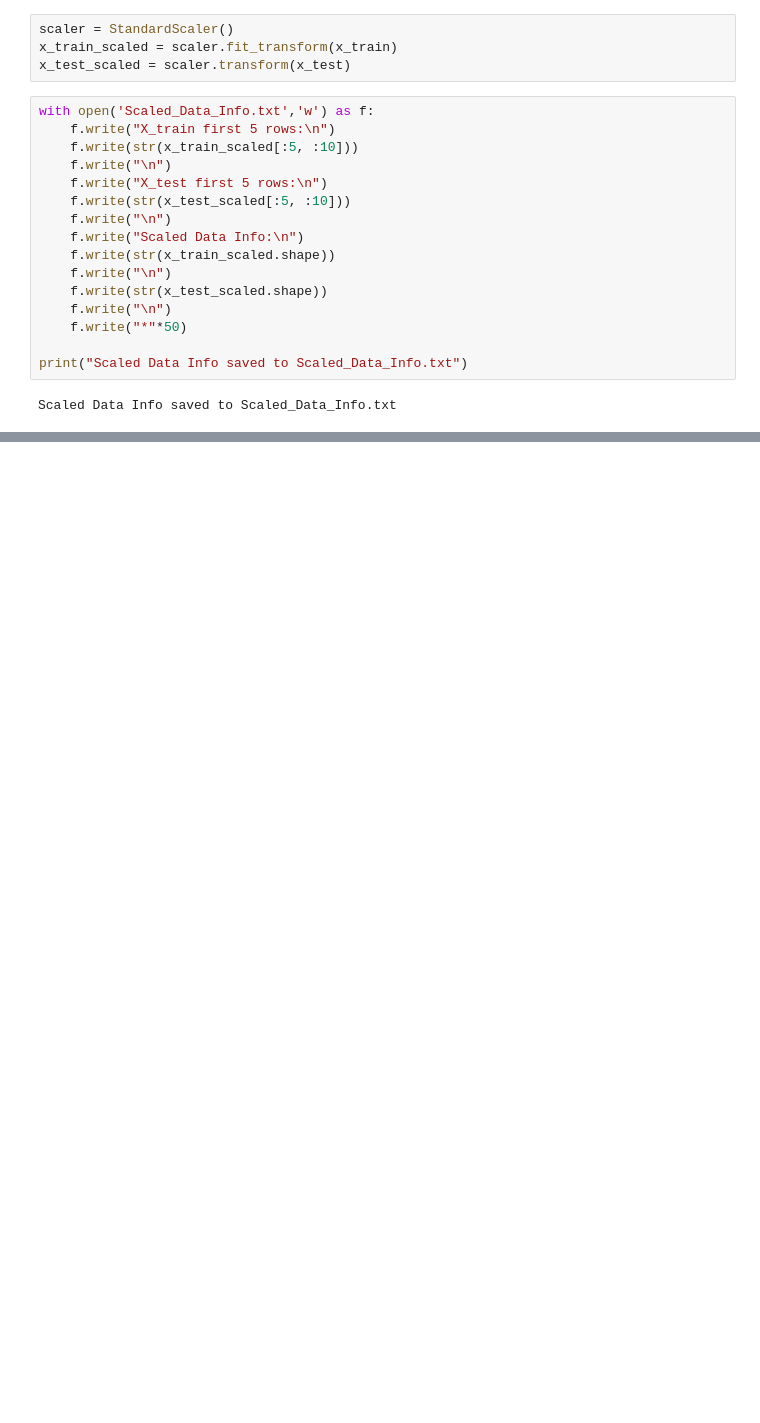
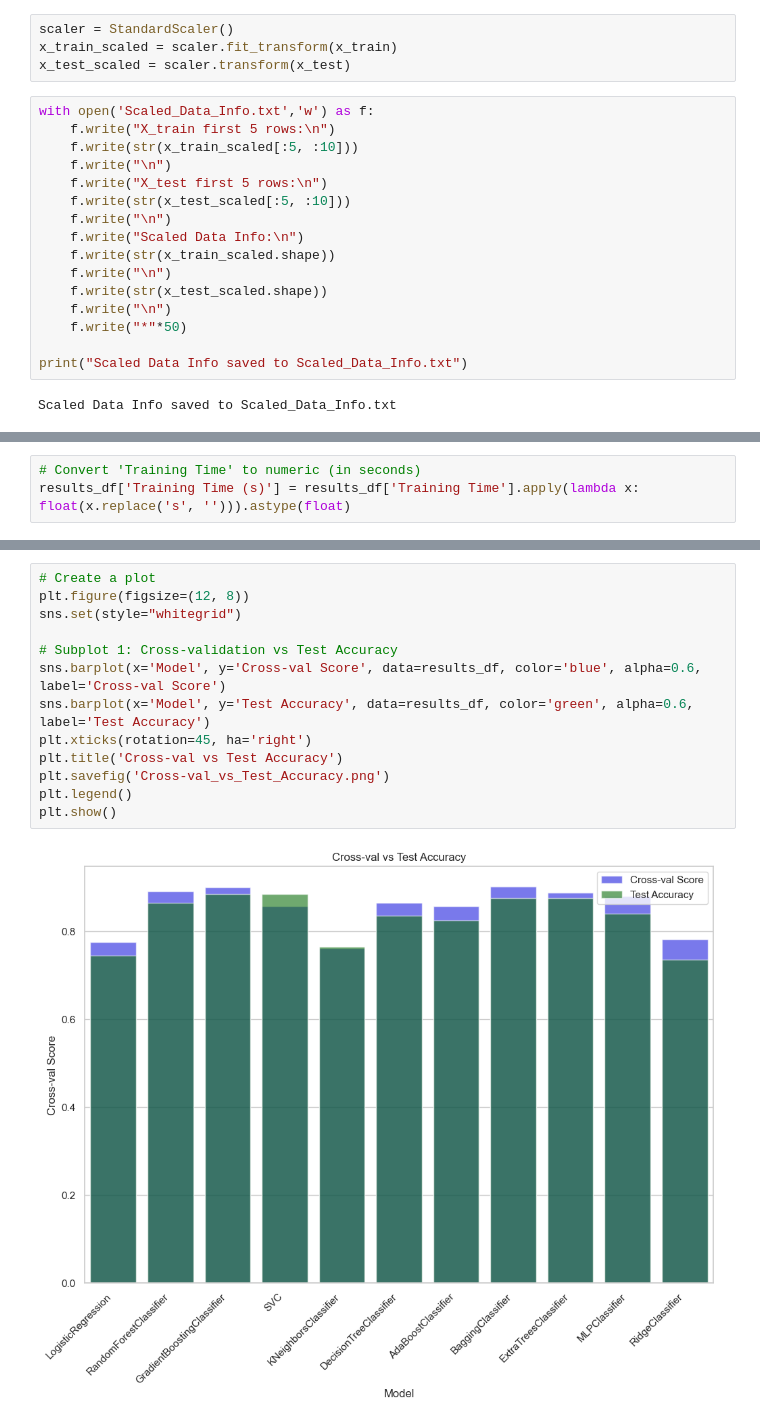
Before and after one commit to ArpitKadam/Insurance-Fraud-Detection, a Jupyter notebook: research/research.ipynb, the cells around one changed output, grey strips where cells are left out. Drawn from its saved outputs; the diff is of its cells as text; blank space fills up the shorter version.

```diff
--- a/research/research.ipynb
+++ b/research/research.ipynb
@@ -1428,0 +1694,3 @@ Scaled Data Info saved to Scaled_Data_Info.txt
+# %%
+# Convert 'Training Time' to numeric (in seconds)
+results_df['Training Time (s)'] = results_df['Training Time'].apply(lambda x: float(x.replace('s', ''))).astype(float)
@@ -1428,0 +1712,15 @@ Scaled Data Info saved to Scaled_Data_Info.txt
+# %%
+# Create a plot
+plt.figure(figsize=(12, 8))
+sns.set(style="whitegrid")
+
+# Subplot 1: Cross-validation vs Test Accuracy
+sns.barplot(x='Model', y='Cross-val Score', data=results_df, color='blue', alpha=0.6, label='Cross-val Score')
+sns.barplot(x='Model', y='Test Accuracy', data=results_df, color='green', alpha=0.6, label='Test Accuracy')
+plt.xticks(rotation=45, ha='right')
+plt.title('Cross-val vs Test Accuracy')
+plt.savefig('Cross-val_vs_Test_Accuracy.png')
+plt.legend()
+plt.show()
+# %% [output]
+[figure, added]
```
Also changed, not shown: parts of 21 cells of this notebook, 7 other files.
